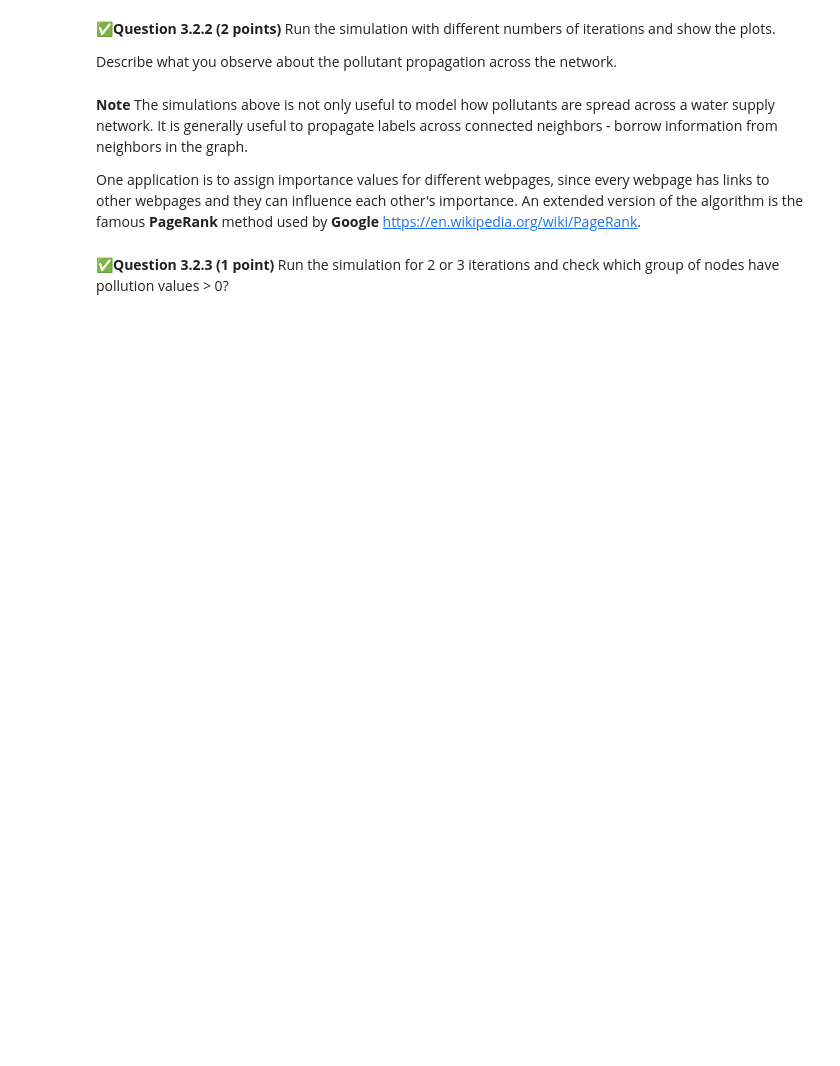
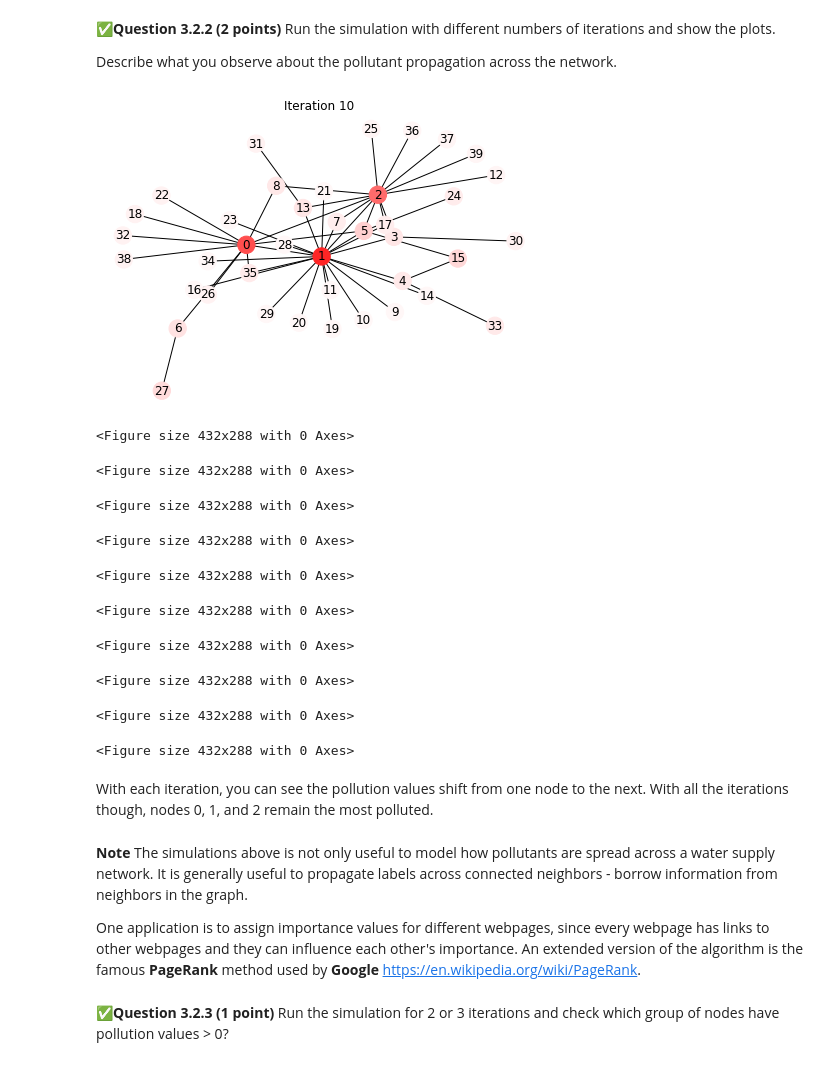
Before and after one commit to barnbyje/cmse202-s22-turnin, a Jupyter notebook: hw-03/HW-03_ABMAndGraphTheory-STUDENT.ipynb, the cells around one changed output. Saved outputs shown, nothing was run; the diff lists cells and outputs as text; code cells hidden in the pictures; blank space fills up the shorter version.

```diff
--- a/hw-03/HW-03_ABMAndGraphTheory-STUDENT.ipynb
+++ b/hw-03/HW-03_ABMAndGraphTheory-STUDENT.ipynb
@@ -463,18 +461,18 @@ def update_value(G, prev_value):
 
     # Put your code here to make a new copy of prev_value;
     # Name the new copy as next_value
-
+    next_value = prev_value.copy()
 
     # Put your code here to get the degrees of every node;
 
-
+    degrees_nodes = G.degree
 
     # Put your code in the for loop to calculate next_value, based on prev_value from neighbors;
     for node in G:
-
-
-
-
+        next_value[node] = 0
+        neighbor_list = get_neighbor(G,node)
+        for neighbors in neighbor_list:
+            next_value[node] += prev_value[neighbors] / degrees_nodes[neighbors]
 
     return next_value
 
@@ -504,7 +502,8 @@ def draw_iter(G, values, iterations):
 
         # Put your code here to update the pollution values and update node colors;
 
-
+        values = update_value(G, values)
+        node_colors = value2color(values)
 
         nx.draw(G, pos=position.values, with_labels=True, node_color=node_colors)
         plt.title('Iteration ' + str(i+1))
@@ -530,6 +531,22 @@ nx.draw(G, pos=position.values, with_labels=True, node_color=node_colors)
 Describe what you observe about the pollutant propagation across the network.
 # %%
 # Put your code here:
+
+draw_iter(G, values, 10)
+# %% [output]
+[figure, added]
+<Figure size 432x288 with 0 Axes>
+<Figure size 432x288 with 0 Axes>
+<Figure size 432x288 with 0 Axes>
+<Figure size 432x288 with 0 Axes>
+<Figure size 432x288 with 0 Axes>
+<Figure size 432x288 with 0 Axes>
+<Figure size 432x288 with 0 Axes>
+<Figure size 432x288 with 0 Axes>
+<Figure size 432x288 with 0 Axes>
+<Figure size 432x288 with 0 Axes>
+# %% [markdown]
+With each iteration, you can see the pollution values shift from one node to the next. With all the iterations though, nodes 0, 1, and 2 remain the most polluted.
 # %% [markdown]
 **Note** The simulations above is not only useful to model how pollutants are spread across a water supply network. It is generally useful to propagate labels across connected neighbors - borrow information from neighbors in the graph.
 
```
Also changed, not shown: parts of 9 cells of this notebook.
